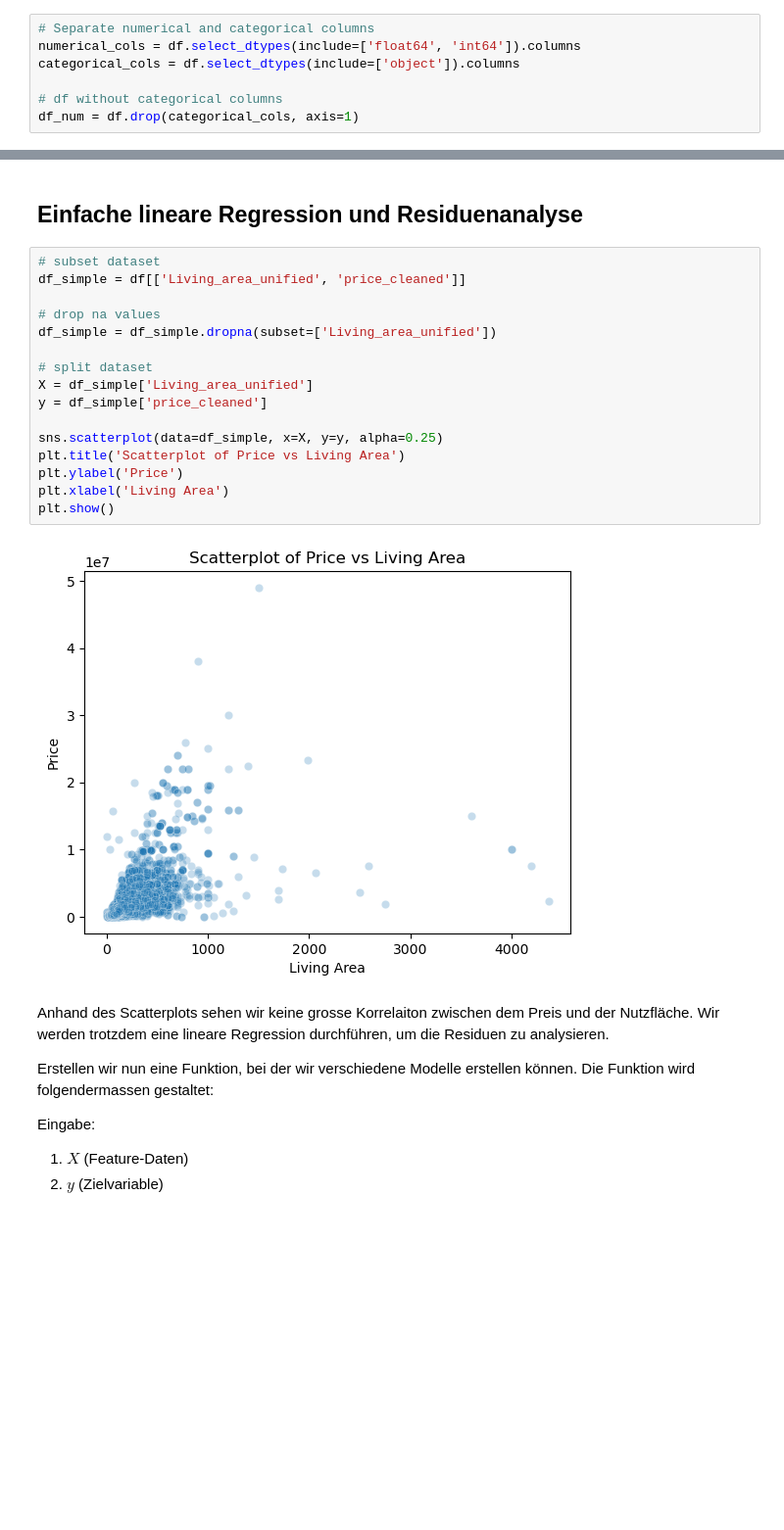
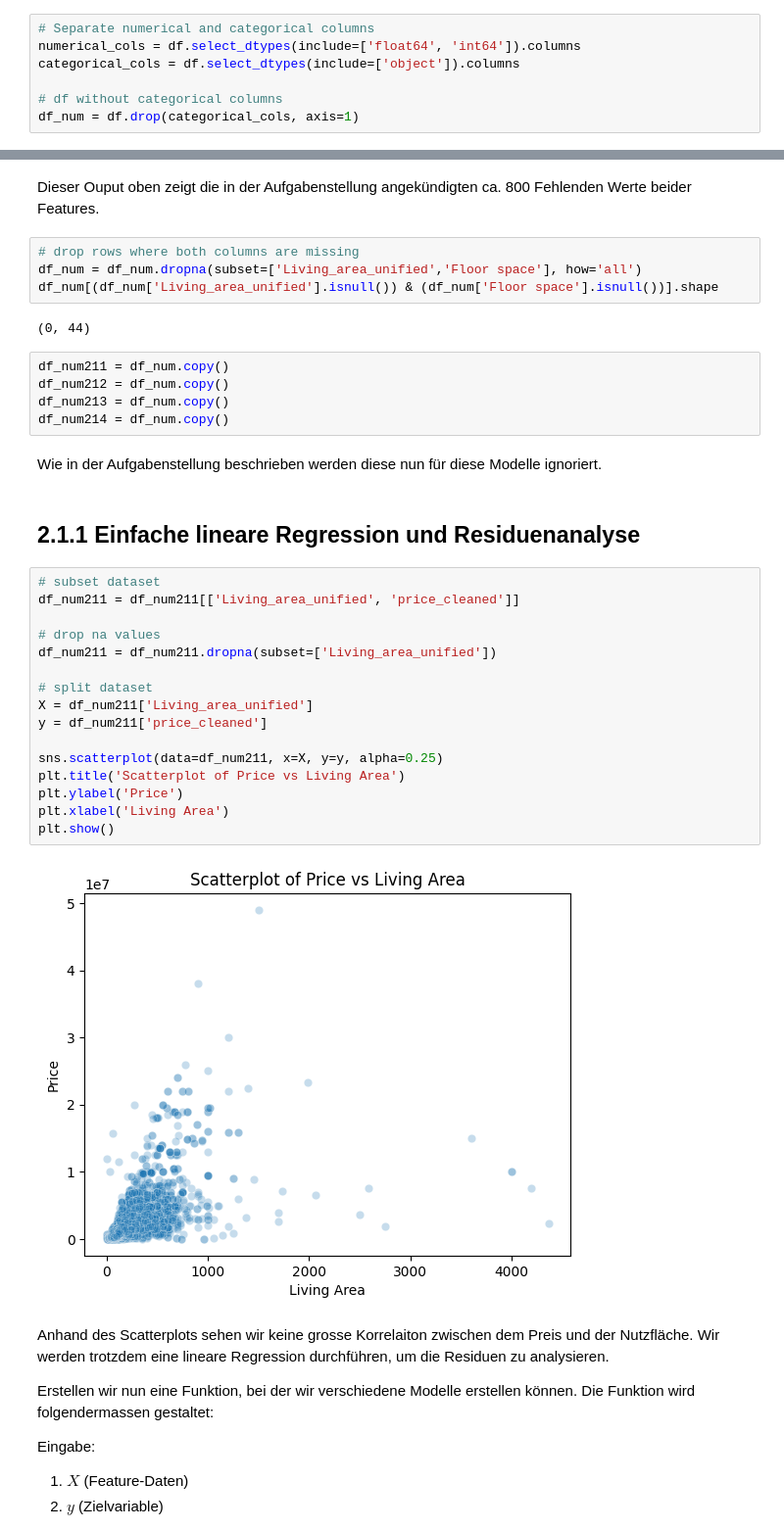
Before and after one commit to alexschillingfhnw/cml1, a Jupyter notebook: Notebooks/lin_regression.ipynb, the cells around one changed output, grey strips where cells are left out. Shown at 98% size. Saved outputs shown, nothing was run; the diff lists cells and outputs as text; blank space fills up the shorter version.

```diff
--- a/Notebooks/lin_regression.ipynb
+++ b/Notebooks/lin_regression.ipynb
@@ -39,23 +64,38 @@ df_num = df.drop(categorical_cols, axis=1)
+# %% [markdown]
+Dieser Ouput oben zeigt die in der Aufgabenstellung angekündigten ca. 800 Fehlenden Werte beider Features.
+# %%
+# drop rows where both columns are missing
+df_num = df_num.dropna(subset=['Living_area_unified','Floor space'], how='all')
+df_num[(df_num['Living_area_unified'].isnull()) & (df_num['Floor space'].isnull())].shape
+# %% [output]
+(0, 44)
+# %%
+df_num211 = df_num.copy()
+df_num212 = df_num.copy()
+df_num213 = df_num.copy()
+df_num214 = df_num.copy()
+# %% [markdown]
+Wie in der Aufgabenstellung beschrieben werden diese nun für diese Modelle ignoriert.
 # %% [markdown]
-## Einfache lineare Regression und Residuenanalyse
+## 2.1.1 Einfache lineare Regression und Residuenanalyse
 # %%
 # subset dataset
-df_simple = df[['Living_area_unified', 'price_cleaned']]
+df_num211 = df_num211[['Living_area_unified', 'price_cleaned']]
 
 # drop na values
-df_simple = df_simple.dropna(subset=['Living_area_unified'])
+df_num211 = df_num211.dropna(subset=['Living_area_unified'])
 
 # split dataset
-X = df_simple['Living_area_unified']
-y = df_simple['price_cleaned']
+X = df_num211['Living_area_unified']
+y = df_num211['price_cleaned']
 
-sns.scatterplot(data=df_simple, x=X, y=y, alpha=0.25)
+sns.scatterplot(data=df_num211, x=X, y=y, alpha=0.25)
 plt.title('Scatterplot of Price vs Living Area')
 plt.ylabel('Price')
 plt.xlabel('Living Area')
 plt.show()
 # %% [output]
-[figure, old version]
+[figure, new version]
 # %% [markdown]
 Anhand des Scatterplots sehen wir keine grosse Korrelaiton zwischen dem Preis und der Nutzfläche. Wir werden trotzdem eine lineare Regression durchführen, um die Residuen zu analysieren.
 
```
Also changed, not shown: parts of 39 cells of this notebook.
